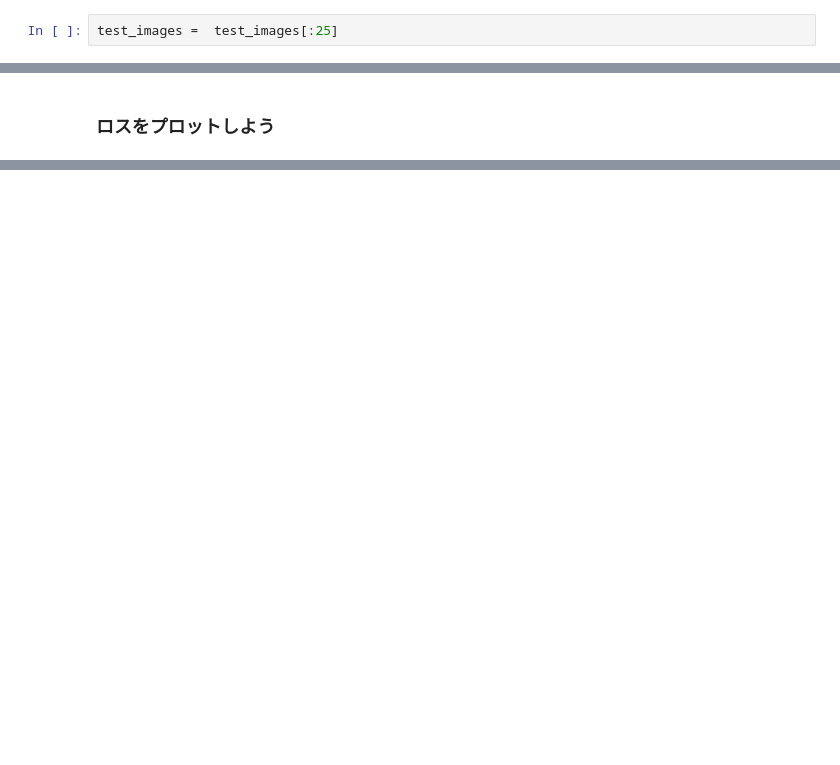
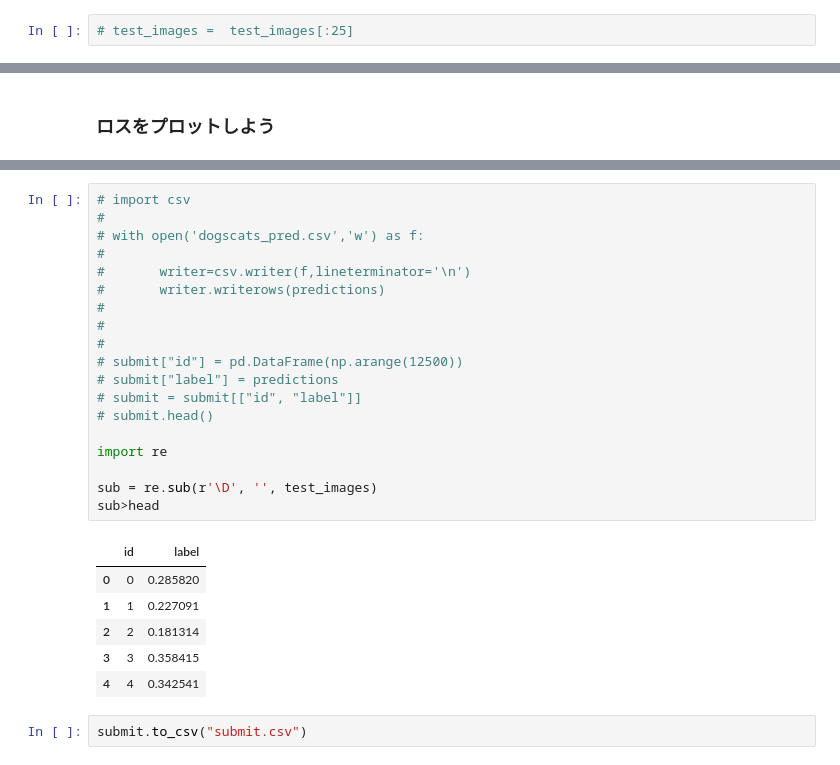
Before and after one commit to akadahiroyasu/kaggle, a Jupyter notebook: dogscats/Dogs vs. Cats CNN.ipynb, the cells around one changed output, grey strips where cells are left out. Drawn from its saved outputs; the diff is of its cells as text; blank space fills up the shorter version.

```diff
--- a/dogscats/Dogs vs. Cats CNN.ipynb
+++ b/dogscats/Dogs vs. Cats CNN.ipynb
@@ -68,2 +89,2 @@ random.shuffle(train_images)
 # %%
-test_images =  test_images[:25]
+# test_images =  test_images[:25]
@@ -299,0 +331,28 @@ for i in range(0,10):
+# %%
+# import csv
+#
+# with open('dogscats_pred.csv','w') as f:
+#
+#       writer=csv.writer(f,lineterminator='\n')
+#       writer.writerows(predictions)
+#
+#
+#
+# submit["id"] = pd.DataFrame(np.arange(12500))
+# submit["label"] = predictions
+# submit = submit[["id", "label"]]
+# submit.head()
+
+import re
+
+sub = re.sub(r'\D', '', test_images)
+sub>head
+# %% [output]
+|  | id | label |
+| 0 | 0 | 0.285820 |
+| 1 | 1 | 0.227091 |
+| 2 | 2 | 0.181314 |
+| 3 | 3 | 0.358415 |
+| 4 | 4 | 0.342541 |
+# %%
+submit.to_csv("submit.csv")
```
Also changed, not shown: parts of 38 cells of this notebook.
